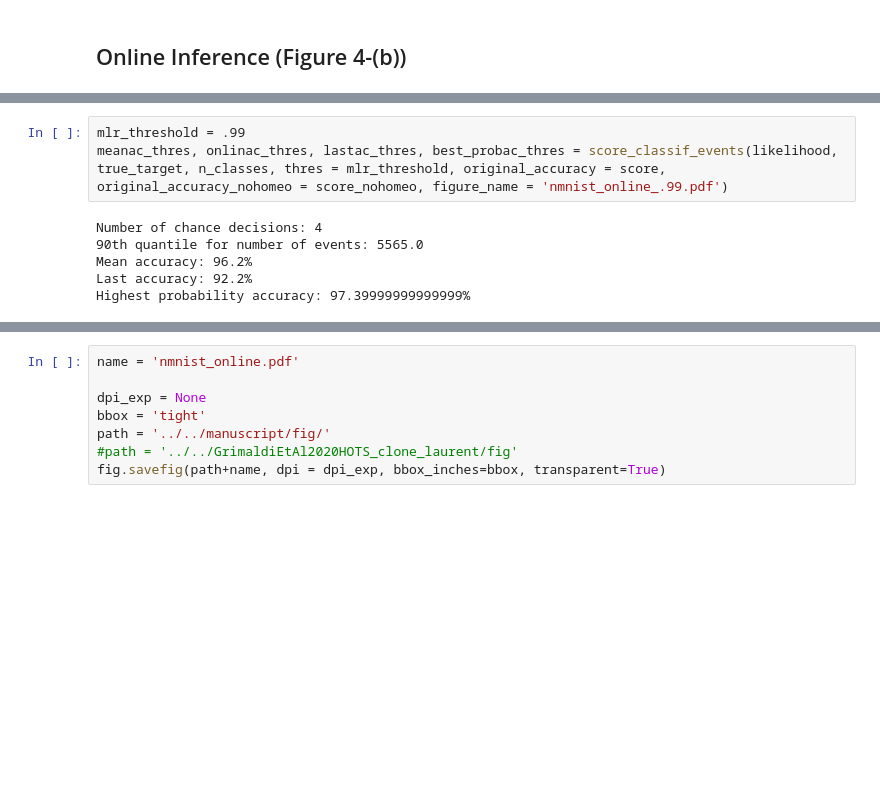
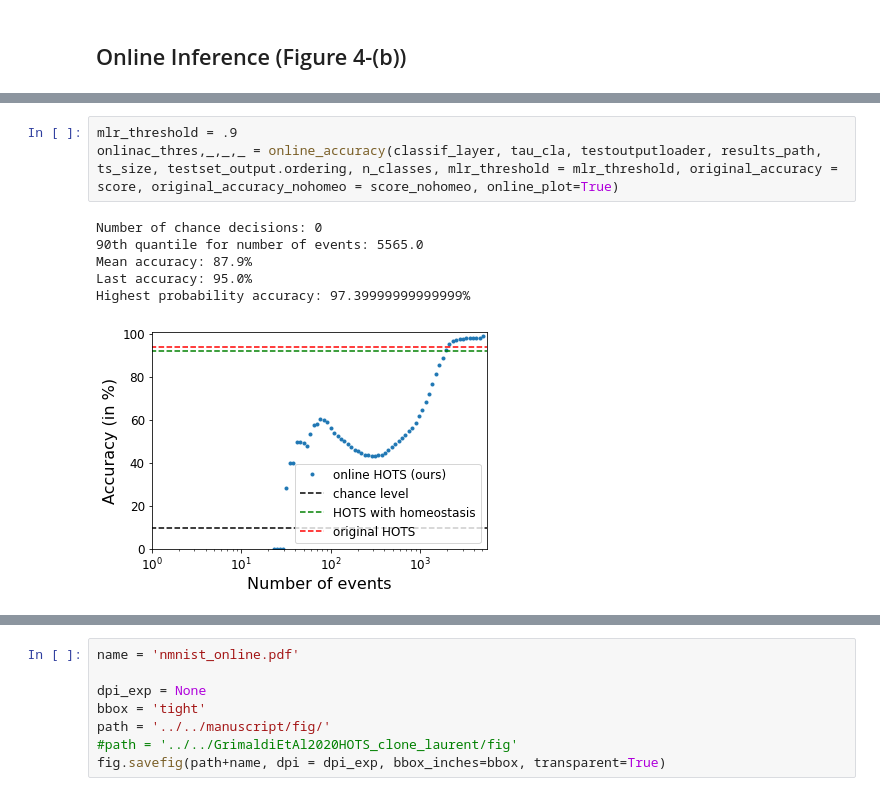
Before and after one commit to AntoineGrimaldi/hotsline, a Jupyter notebook: notebooks/RESULTS_NMNIST.ipynb, the cells around one changed output, grey strips where cells are left out. Cells and saved outputs as stored; diff of their text form; blank space fills up the shorter version.

```diff
--- a/notebooks/RESULTS_NMNIST.ipynb
+++ b/notebooks/RESULTS_NMNIST.ipynb
@@ -148,12 +153,13 @@ Highest probability accuracy: 12.7%
 # %%
-mlr_threshold = .99
-meanac_thres, onlinac_thres, lastac_thres, best_probac_thres = score_classif_events(likelihood, true_target, n_classes, thres = mlr_threshold, original_accuracy = score, original_accuracy_nohomeo = score_nohomeo, figure_name = 'nmnist_online_.99.pdf')
+mlr_threshold = .9
+onlinac_thres,_,_,_ = online_accuracy(classif_layer, tau_cla, testoutputloader, results_path, ts_size, testset_output.ordering, n_classes, mlr_threshold = mlr_threshold, original_accuracy = score, original_accuracy_nohomeo = score_nohomeo, online_plot=True)
 # %% [output]
-Number of chance decisions: 4
+Number of chance decisions: 0
 90th quantile for number of events: 5565.0
-Mean accuracy: 96.2%
-Last accuracy: 92.2%
+Mean accuracy: 87.9%
+Last accuracy: 95.0%
 Highest probability accuracy: 97.39999999999999%
+[figure, added]
 # %%
 import matplotlib.pyplot as plt
 
```
Also changed, not shown: parts of 15 cells of this notebook, 9 other files.
